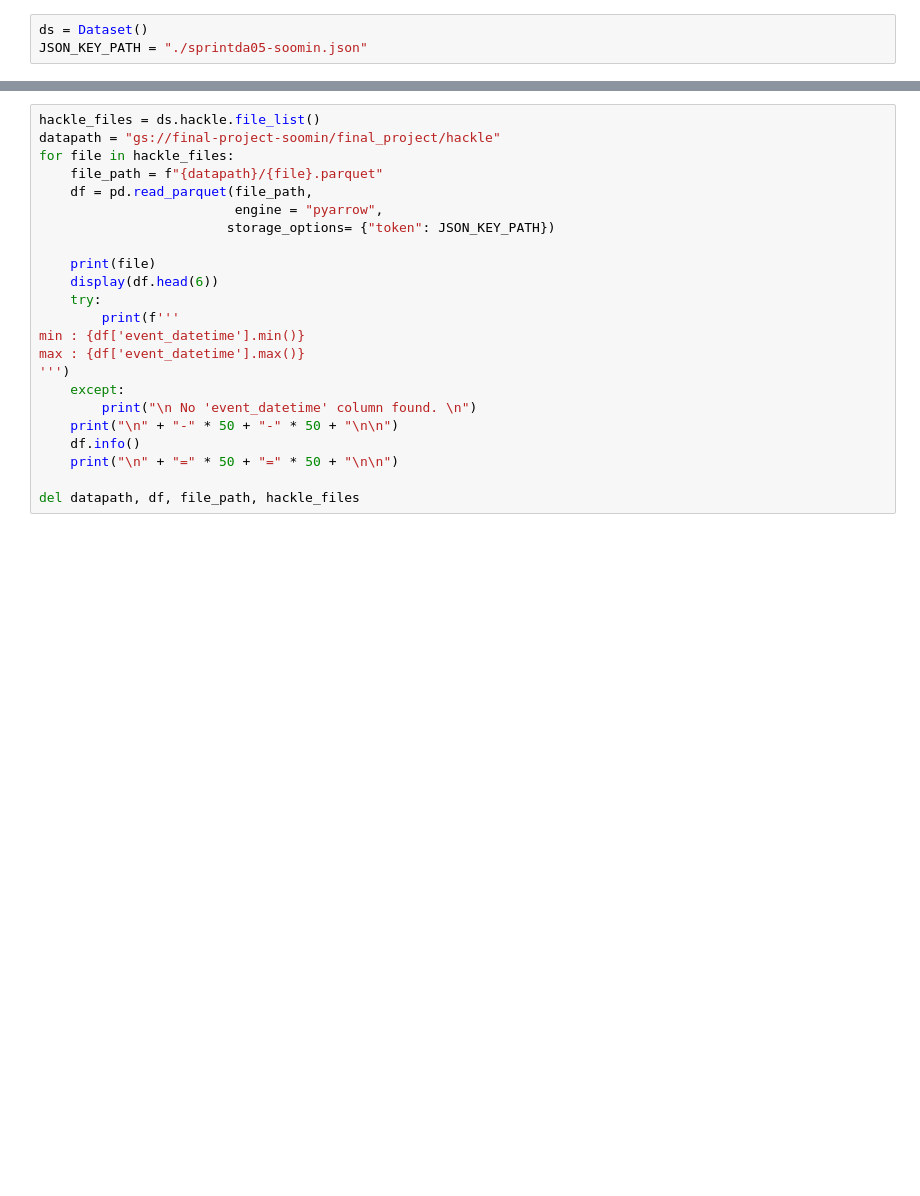
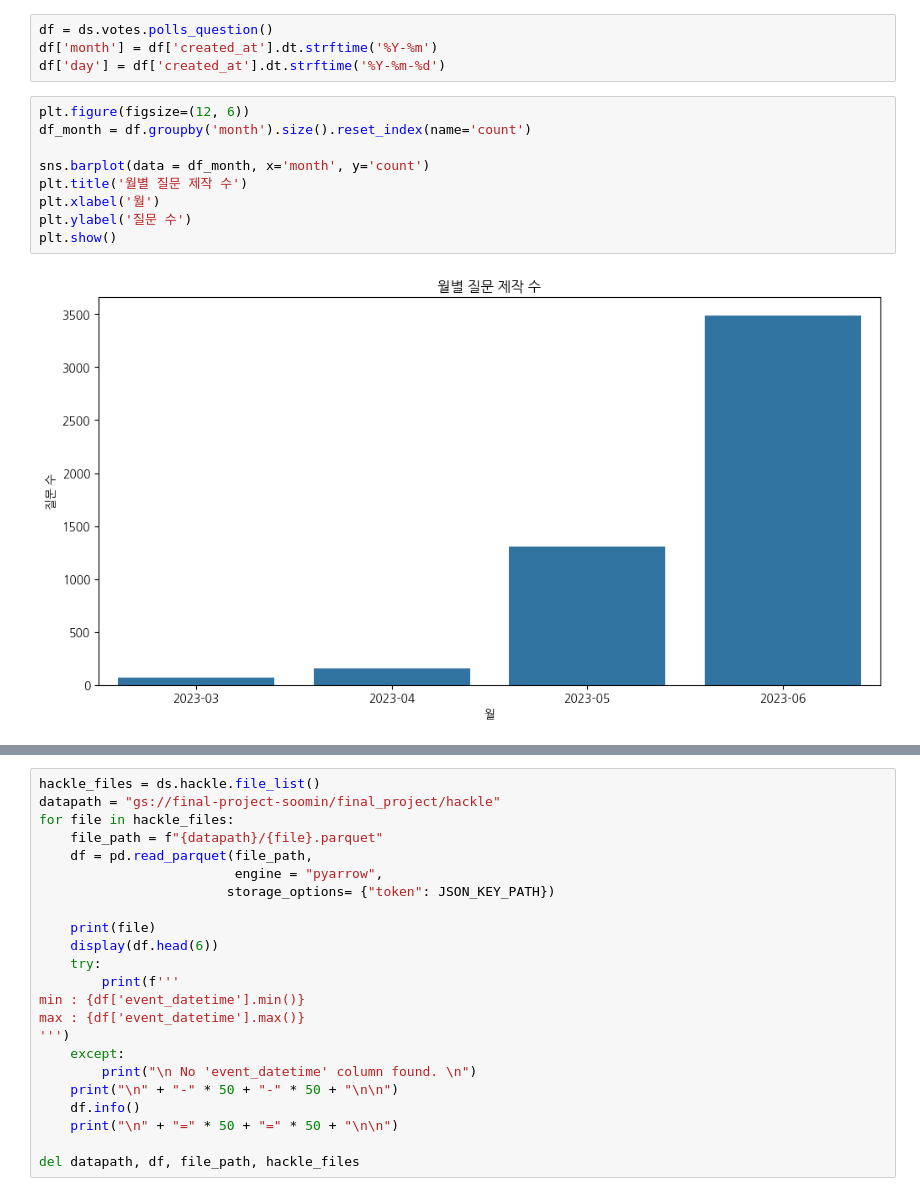
Before and after one commit to saeraniren/advanced_project, a Jupyter notebook: project4.ipynb, the cells around one changed output, grey strips where cells are left out. Saved outputs shown, nothing was run; the diff lists cells and outputs as text; blank space fills up the shorter version.

```diff
--- a/project4.ipynb
+++ b/project4.ipynb
@@ -8,3 +21,15 @@ plt.rcParams['axes.unicode_minus'] = False
-# %%
-ds = Dataset()
-JSON_KEY_PATH = "./sprintda05-soomin.json"
+# %%
+df = ds.votes.polls_question()
+df['month'] = df['created_at'].dt.strftime('%Y-%m')
+df['day'] = df['created_at'].dt.strftime('%Y-%m-%d')
+# %%
+plt.figure(figsize=(12, 6))
+df_month = df.groupby('month').size().reset_index(name='count')
+
+sns.barplot(data = df_month, x='month', y='count')
+plt.title('월별 질문 제작 수')
+plt.xlabel('월')
+plt.ylabel('질문 수')
+plt.show()
+# %% [output]
+[figure, added]
```
Also changed, not shown: parts of 90 cells of this notebook.
